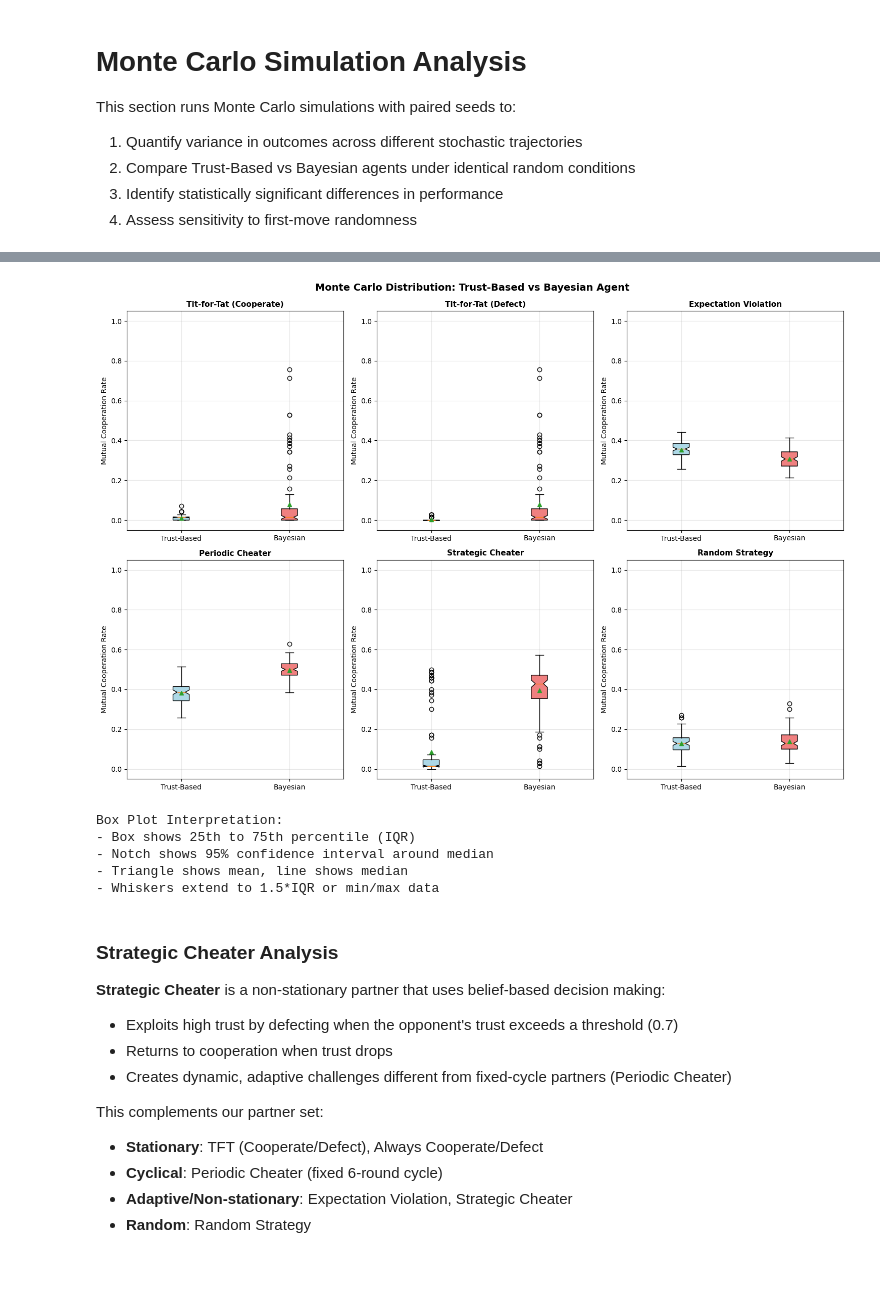
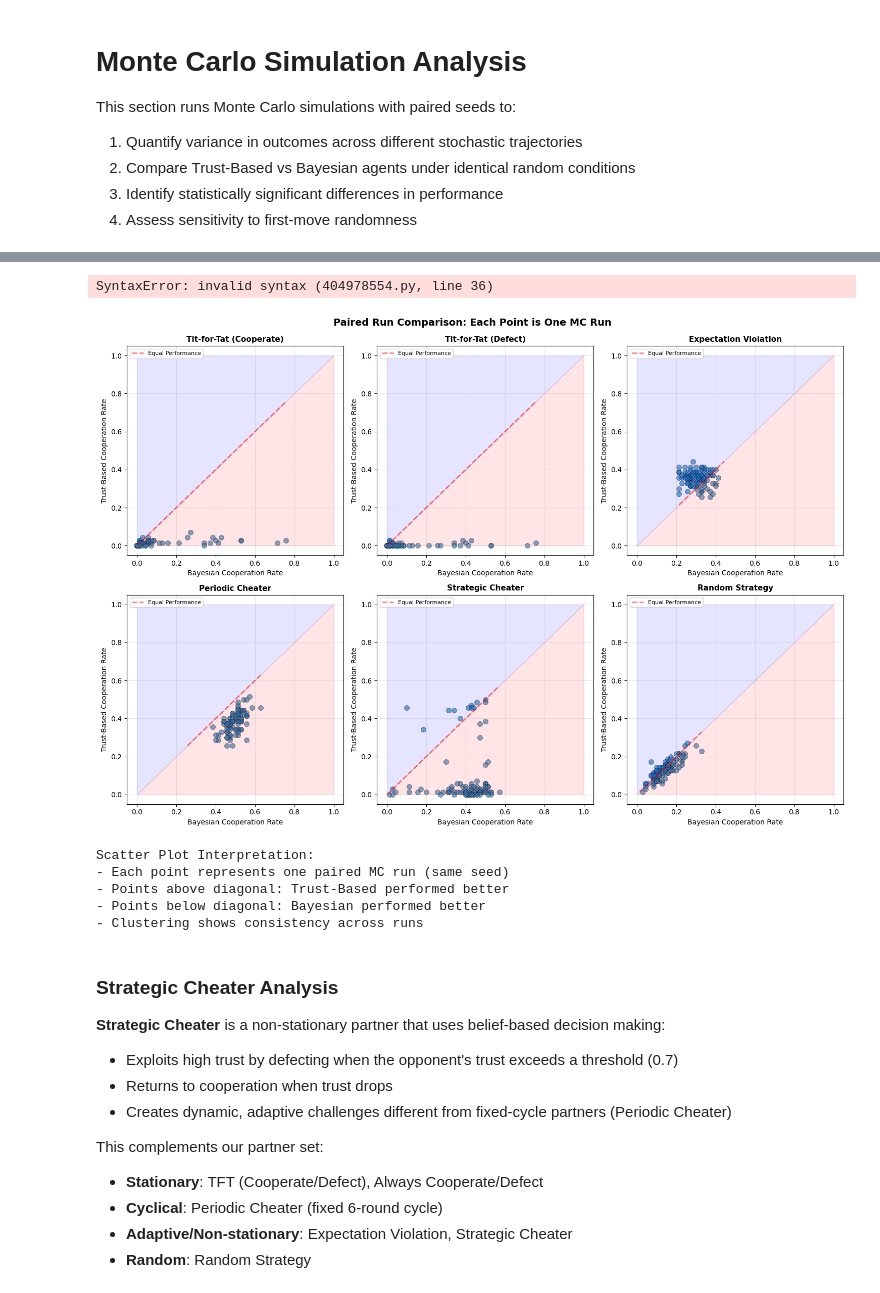
Before and after one commit to Mobinzarreh/trust-bayesian-agent-comparison, a Jupyter notebook: Trust_updated_focal_stoch_Betray.ipynb, the cells around one changed output, grey strips where cells are left out. Cells and saved outputs as stored; diff of their text form; code cells hidden in the pictures.

```diff
--- a/Trust_updated_focal_stoch_Betray.ipynb
+++ b/Trust_updated_focal_stoch_Betray.ipynb
@@ -3929,7 +3944,7 @@ Note: Error bars show ±1 standard deviation
 Stars indicate statistical significance: *** p<0.001, ** p<0.01, * p<0.05
 # %%
 # Visualization 1: Box Plots - Distribution of Cooperation Rates Across MC Runs
-fig, axes = plt.subplots(2, 3, figsize=(15, 10))
+fig, axes = plt.subplots(3, 3, figsize=(18, 12))
 axes = axes.flatten()
 
 for idx, partner_name in enumerate(partners_list):
@@ -3952,63 +3967,73 @@ for idx, partner_name in enumerate(partners_list):
     axes[idx].grid(True, alpha=0.3)
     axes[idx].set_ylim(-0.05, 1.05)
 
+# Hide extra subplot if we have fewer than 9 partners
+if len(partners_list) < 9:
+    axes[len(partners_list)].axis('off')
+
 plt.tight_layout()
 plt.suptitle('Monte Carlo Distribution: Trust-Based vs Bayesian Agent',
-             fontsize=14, fontweight='bold', y=1.02)
+             fontsize=14, fontweight='bold', y=1.01)
 plt.show()
 
 print("\nBox Plot Interpretation:")
-print("- Box shows 25th to 75th percentile (IQR)")
-print("- Notch shows 95% confidence interval around median")
-print("- Triangle shows mean, line shows median")
-print("- Whiskers extend to 1.5*IQR or min/max data")
+
+print("- Box shows 25th to 75th percentile (IQR)")print("- Whiskers extend to 1.5*IQR or min/max data")
+
+print("- Notch shows 95% confidence interval around median")print("- Triangle shows mean, line shows median")
 # %% [output]
-[figure, removed]
-Box Plot Interpretation:
-- Box shows 25th to 75th percentile (IQR)
-- Notch shows 95% confidence interval around median
-- Triangle shows mean, line shows median
-- Whiskers extend to 1.5*IQR or min/max data
+SyntaxError: invalid syntax (404978554.py, line 36)
 # %%
 # Visualization 2: Scatter Plots - Paired Run Comparisons
-fig, axes = plt.subplots(2, 3, figsize=(15, 10))
+fig, axes = plt.subplots(3, 3, figsize=(18, 12))
 axes = axes.flatten()
 
 for idx, partner_name in enumerate(partners_list):
     trust_data = mc_results[partner_name]['trust_stats']['Mutual_Coop'].values
     bayes_data = mc_results[partner_name]['bayes_stats']['Mutual_Coop'].values
 
     # Scatter plot with diagonal reference line
     axes[idx].scatter(bayes_data, trust_data, alpha=0.6, s=50, edgecolors='k', linewidth=0.5)
 
     # Add diagonal line (y=x) for reference
     min_val = min(trust_data.min(), bayes_data.min())
     max_val = max(trust_data.max(), bayes_data.max())
     axes[idx].plot([min_val, max_val], [min_val, max_val],
                    'r--', alpha=0.5, linewidth=2, label='Equal Performance')
 
     axes[idx].set_xlabel('Bayesian Cooperation Rate', fontsize=10)
     axes[idx].set_ylabel('Trust-Based Cooperation Rate', fontsize=10)
     axes[idx].set_title(f'{partner_name}', fontsize=11, fontweight='bold')
     axes[idx].grid(True, alpha=0.3)
     axes[idx].legend(loc='upper left', fontsize=8)
     axes[idx].set_xlim(-0.05, 1.05)
     axes[idx].set_ylim(-0.05, 1.05)
 
     # Add shading to show which agent wins
     axes[idx].fill_between([0, 1], [0, 1], [1, 1], alpha=0.1, color='blue', label='Trust Better')
     axes[idx].fill_between([0, 1], [0, 0], [0, 1], alpha=0.1, color='red', label='Bayesian Better')
 
+# Hide extra subplot if we have fewer than 9 partners
+if len(partners_list) < 9:
+    axes[len(partners_list)].axis('off')
+
 plt.tight_layout()
 plt.suptitle('Paired Run Comparison: Each Point is One MC Run',
-             fontsize=14, fontweight='bold', y=1.02)
+             fontsize=14, fontweight='bold', y=1.01)
 plt.show()
 
 print("\nScatter Plot Interpretation:")
-print("- Each point represents one paired MC run (same seed)")
-print("- Points above diagonal: Trust-Based performed better")
-print("- Points below diagonal: Bayesian performed better")
-print("- Clustering shows consistency across runs")
+
+print("- Each point represents one paired MC run (same seed)")print("- Clustering shows consistency across runs")
+
+print("- Points above diagonal: Trust-Based performed better")print("- Points below diagonal: Bayesian performed better")
+# %% [output]
+[figure, added]
+Scatter Plot Interpretation:
+- Each point represents one paired MC run (same seed)
+- Points above diagonal: Trust-Based performed better
+- Points below diagonal: Bayesian performed better
+- Clustering shows consistency across runs
 # %% [markdown]
 ### Strategic Cheater Analysis
 
```
Also changed, not shown: parts of 8 cells of this notebook.
